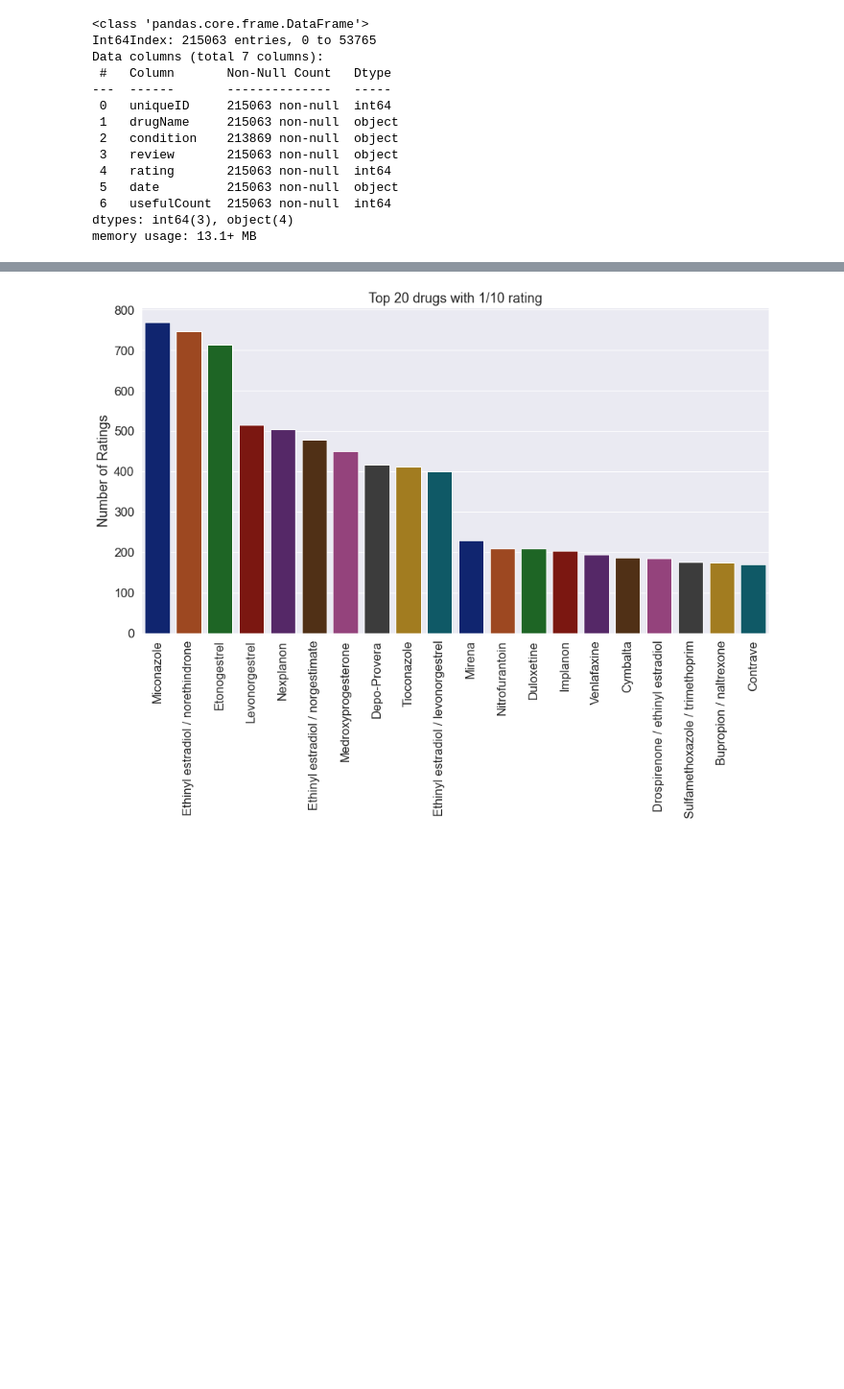
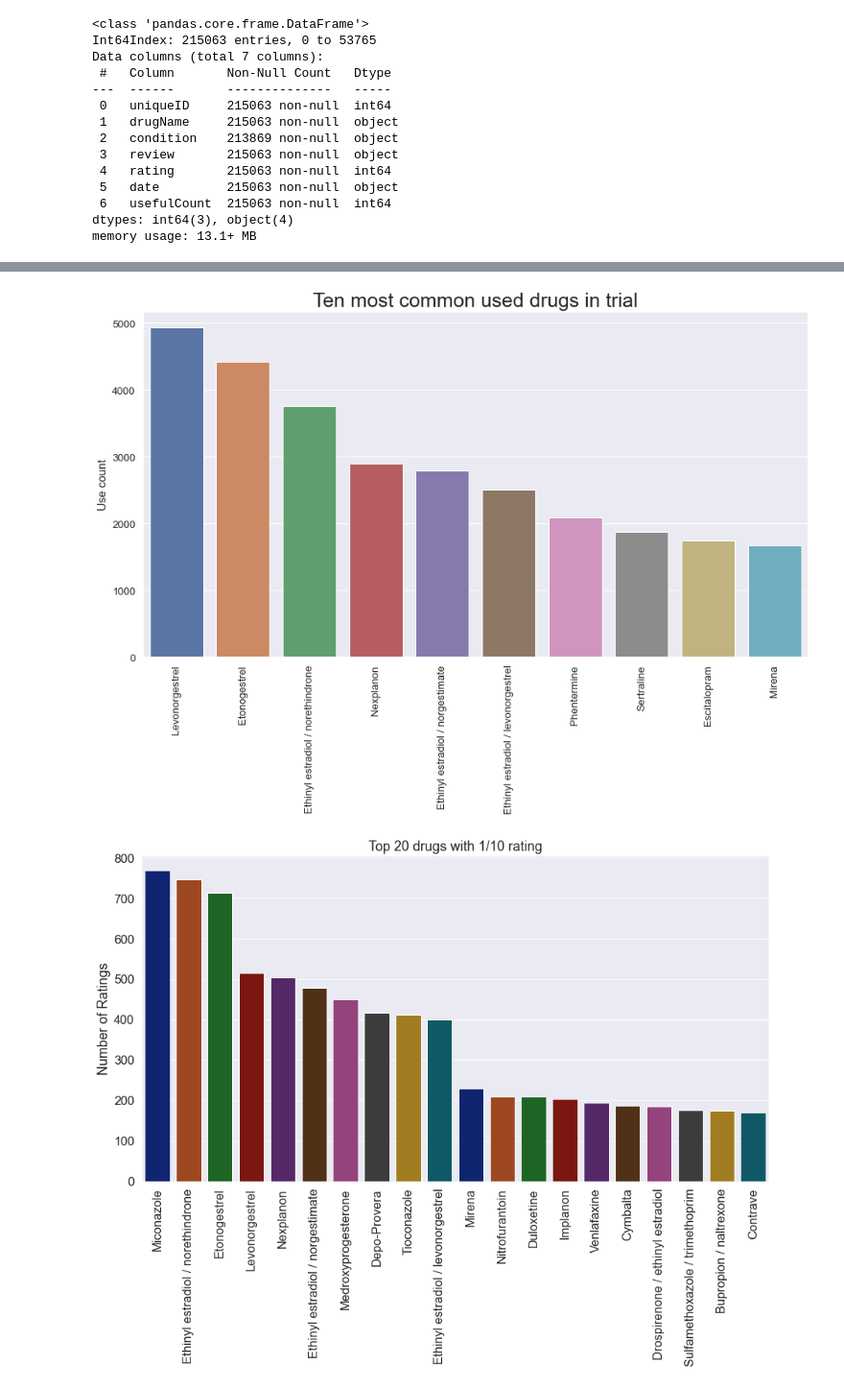
Before and after one commit to Cpizzle1/drug_sentiment_analysis, a Jupyter notebook: notebooks/eda.ipynb, the cells around one changed output, grey strips where cells are left out. Shown at 96% size. Saved outputs shown, nothing was run; the diff lists cells and outputs as text; code cells hidden in the pictures; blank space fills up the shorter version.

Commit message:
added images and some edits to eda notebook

```diff
--- a/notebooks/eda.ipynb
+++ b/notebooks/eda.ipynb
@@ -74,3 +68,31 @@ plt.show()
+# %%
+# df1 = data['drugName'].value_counts()
+# sns.set(font_scale = 1.2, style = 'darkgrid')
+
+# sns_ = sns.barplot(x = df1.index, y = df1.values, palette = 'mako')
+# # sns_.set_xlabel('Drug Names')
+# sns_.set_title("Top 10 Drugs", fontsize = 25)
+# plt.setp(sns_.get_xticklabels(), rotation = 90)
+# # plt.savefig('top_drugs_for_birth_control.png');df1 = data[data['condition'] == 'Birth Control']['drugName'].value_counts()[0: 10]
+# sns.set(font_scale = 1.2, style = 'darkgrid')
+
+# sns_ = sns.barplot(x = df1.index, y = df1.values, palette = 'mako')
+# # sns_.set_xlabel('Drug Names')
+# sns_.set_title("Top 10 Drugs used for Birth Control", fontsize = 25)
+# plt.setp(sns_.get_xticklabels(), rotation = 90)
+# plt.savefig('top_drugs_for_birth_control.png');
+# sns.countplot(data = data, x = 'drugName', order = data.drugName.value_counts().iloc[:10].sort_values())
+# data.info()
+fontdict = {'fontsize':25}
+ax = sns.countplot(x='drugName',data=data,order=pd.value_counts(data['drugName']).iloc[:10].index)
+ax.set_title('Ten most common used drugs in trial', fontdict = fontdict)
+ax.set_ylabel("Use count")
+ax.set_xlabel("")
+# ax.set_xticklabels(rotation=90)
+plt.setp(ax.get_xticklabels(), rotation=90)
+plt.savefig('Ten_most_common_drugs.png');
+# %% [output]
+[figure, added]
 # %%
 sns.set(font_scale = 1.5, style = 'darkgrid')
 plt.rcParams['figure.figsize'] = [15, 8]
```
Also changed, not shown: parts of 17 cells of this notebook, 15 other files.
